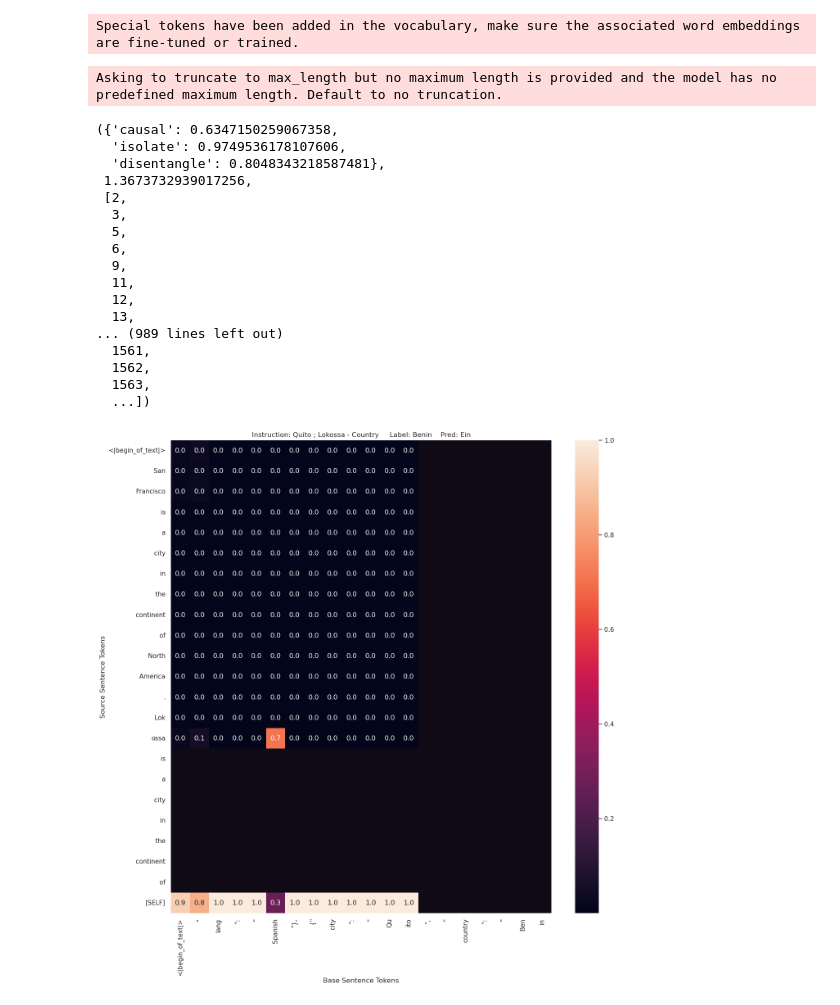
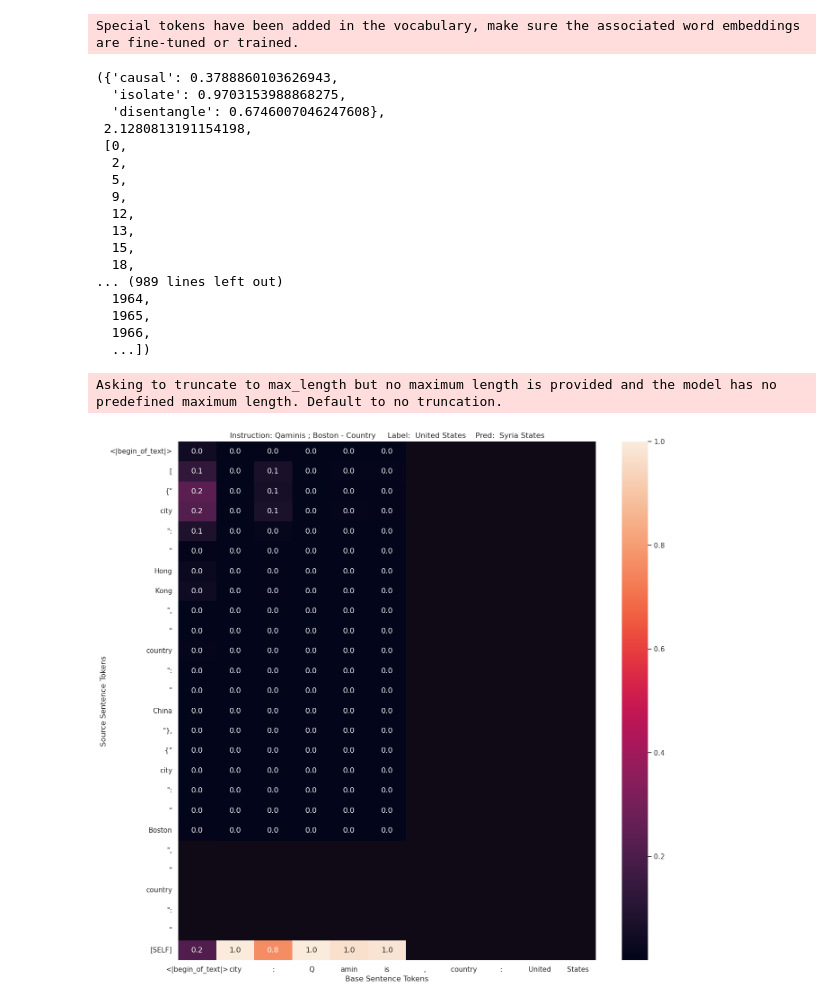
Before and after one commit to sidnb13/HyperDAS, a Jupyter notebook: inference.ipynb, the cells around one changed output. Drawn from its saved outputs; the diff is of its cells as text; code cells hidden in the pictures.

Commit message:
polished heatmap

```diff
--- a/inference.ipynb
+++ b/inference.ipynb
@@ -18,7 +18,7 @@ tokenizer.pad_token_id = tokenizer.eos_token_id
 train_dataset = load_from_disk("./experiments/RAVEL/data/city_country_train")
 test_dataset = load_from_disk("./experiments/RAVEL/data/city_country_test")
 
-collate_fn = get_ravel_collate_fn(tokenizer, add_space_before_target=True, contain_entity_position=True)
+collate_fn = get_ravel_collate_fn(tokenizer, add_space_before_target=True, contain_entity_position=True, source_suffix_visibility=False, base_suffix_visibility=False)
 dataloader = DataLoader(test_dataset, batch_size=16, collate_fn=collate_fn, shuffle=False)
 # %% [output]
 Special tokens have been added in the vocabulary, make sure the associated word embeddings are fine-tuned or trained.
@@ -28,45 +28,45 @@ from src.hyperdas.llama3.model import RavelInterpretorHypernetwork
 hypernetwork = RavelInterpretorHypernetwork(
     model_name_or_path="/nlp/scr/sjd24/llama3-8b",
     num_editing_heads=32,
-    intervention_layer=21,
+    intervention_layer=27,
     subspace_module="ReflectSelect",
     das_dimension=128,
 )
 hypernetwork = hypernetwork.to("cuda")
-hypernetwork.load_model("/nlp/scr/sjd24/ravel_layer_21/final_model")
+hypernetwork.load_model("/nlp/scr/sjd24/ravel_layer_27/final_model")
 # %% [output]
 Special tokens have been added in the vocabulary, make sure the associated word embeddings are fine-tuned or trained.
 # %%
-hypernetwork.eval_accuracy(dataloader, inference_mode="bidding_argmax", eval_n_label_tokens=3)
+hypernetwork.eval_accuracy(dataloader, inference_mode=None, eval_n_label_tokens=3)
 # %% [output]
-Asking to truncate to max_length but no maximum length is provided and the model has no predefined maximum length. Default to no truncation.
+({'causal': 0.3788860103626943,
+  'isolate': 0.9703153988868275,
+  'disentangle': 0.6746007046247608},
+ 2.1280813191154198,
+ [0,
+  2,
+  5,
+  9,
+  12,
+  13,
+  15,
+  18,
+... (989 lines left out)
+  1964,
+  1965,
+  1966,
+  ...])
-({'causal': 0.6347150259067358,
-  'isolate': 0.9749536178107606,
-  'disentangle': 0.8048343218587481},
- 1.3673732939017256,
- [2,
-  3,
-  5,
-  6,
-  9,
-  11,
-  12,
-  13,
-... (989 lines left out)
-  1561,
-  1562,
-  1563,
-  ...])
 # %%
 # hypernetwork.interpretor.bidding_threshold = 0.2
 plot, (fig, ax) = hypernetwork.plot_heatmap(
     dataloader,
-    idxs=680,
+    idxs=0,
     inference_mode=None,
     annot=True, batch_size=16,
     indicate_masked_tokens=True,
     digits=1,
 )
 # fig.savefig("in_context_learning_heatmap_3.pdf")
 # %% [output]
+Asking to truncate to max_length but no maximum length is provided and the model has no predefined maximum length. Default to no truncation.
-[figure, old version]
+[figure, new version]
```
Also changed, not shown: 3 other files.
